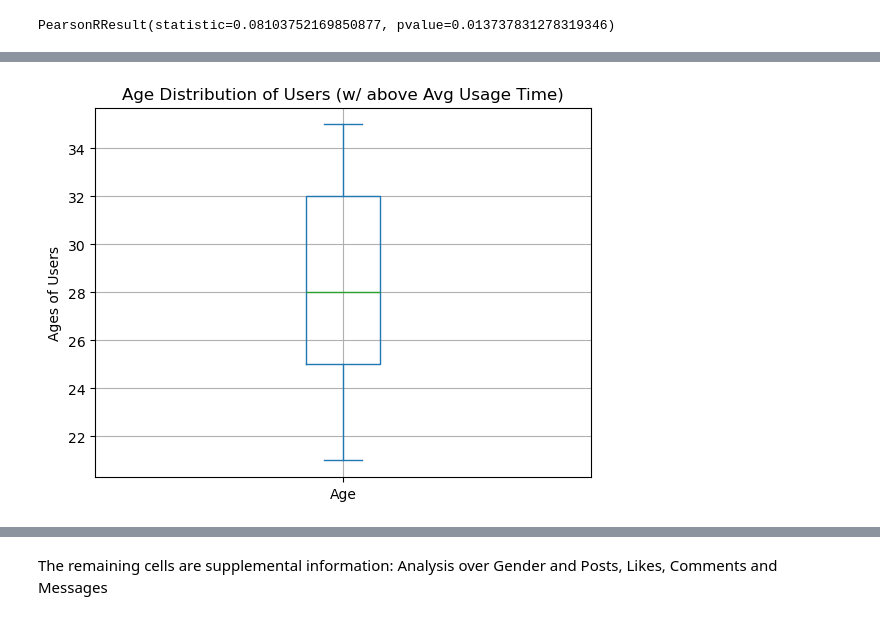
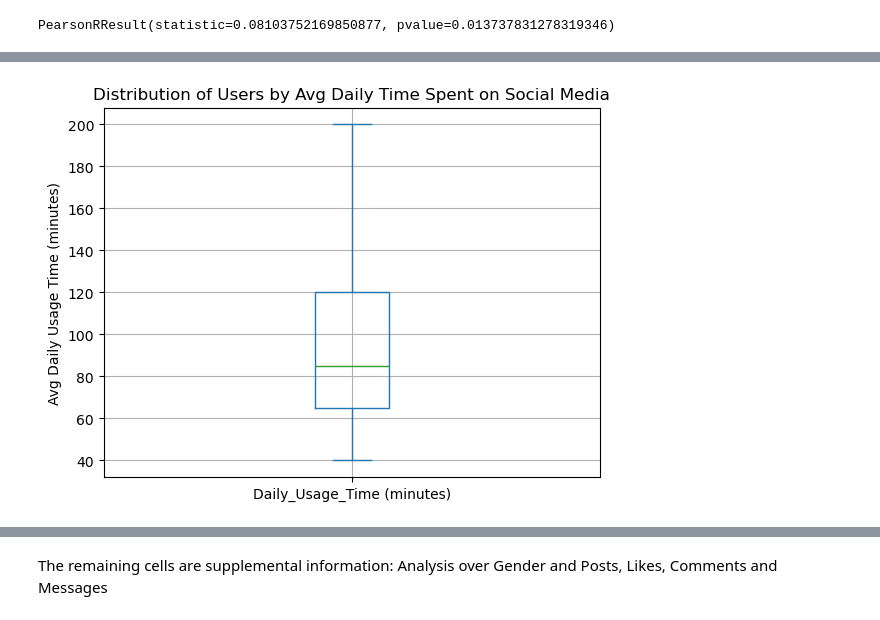
Before and after one commit to cindyd97/Analyzing-Social-Media-And-Emotions, a Jupyter notebook: Cindy's_work/Analysis.ipynb, the cells around one changed output, grey strips where cells are left out. Saved outputs shown, nothing was run; the diff lists cells and outputs as text; code cells hidden in the pictures.

```diff
--- a/Cindy's_work/Analysis.ipynb
+++ b/Cindy's_work/Analysis.ipynb
@@ -64,48 +64,41 @@ correlation
 # %% [output]
 PearsonRResult(statistic=0.08103752169850877, pvalue=0.013737831278319346)
 # %%
-#Filter for only rows where the user spent above average time on social media
-time = data.index[data['Daily_Usage_Time (minutes)'] > overall_avg_time].to_list()
-time2 = data.iloc[time]
-#Create a box plot showing the age distribution of the users who spend above average time on social media
-ages2 = time2['Age'].unique()
-ages_sorted2 = sorted(ages2)
-age_amount2 = len(ages2)
+#Create a box plot showing the distribution of the users by average time on social media
+data['Daily_Usage_Time (minutes)'].plot(kind='box')
+plt.ylabel('Avg Daily Usage Time (minutes)')
+plt.title('Distribution of Users by Avg Daily Time Spent on Social Media')
+plt.grid(True)
+plt.savefig("../Images/Exhibits-Cindy/time_box.png")
+#Generate summary statistics of the age distribution
+time_mean = data['Daily_Usage_Time (minutes)'].mean()
+time_median = data['Daily_Usage_Time (minutes)'].median()
+time_mode = data['Daily_Usage_Time (minutes)'].mode()
+time_min = data['Daily_Usage_Time (minutes)'].min()
+time_max = data['Daily_Usage_Time (minutes)'].max()
+time_var = data['Daily_Usage_Time (minutes)'].var()
+time_std = data['Daily_Usage_Time (minutes)'].std()
 
-time2['Age'].plot(kind='box')
-plt.ylabel('Ages of Users')
-plt.title('Age Distribution of Users (w/ above Avg Usage Time)')
-plt.grid(True)
-plt.savefig("../Images/Exhibits-Cindy/age_time_box.png")
-#Generate summary statistics of the age distribution
-ages_mean = time2['Age'].mean()
-ages_median = time2['Age'].median()
-ages_mode = time2['Age'].mode()
-ages_min = time2['Age'].min()
-ages_max = time2['Age'].max()
-ages_var = time2['Age'].var()
-ages_std = time2['Age'].std()
+print(f'The average age Daily Time Spent on social media is: {time_mean}')
+print(f'The most middle amount of time users spend: {time_median}')
+print(f'The most common amount of time users spend: {time_mode}')
+print(f"The least amount of time spent: {time_min}")
+print(f"The most amount of time spent: {time_max}")
+print(time_std)
+print(time_var)
 
-print(f'The average age of users is: {ages_mean}')
-print(f'The most middle age of users is: {ages_median}')
-print(f'The most common age of users is: {ages_mode}')
-print(f"The youngest user is: {ages_min}")
-print(f"The oldest user is: {ages_max}")
-print(ages_std)
-print(ages_var)
-
-quartiles = time2['Age'].quantile([.25,.5,.75])
+quartiles = data['Daily_Usage_Time (minutes)'].quantile([.25,.5,.75])
 lowerq = quartiles[0.25]
 upperq = quartiles[0.75]
 iqr = upperq-lowerq
 
-print(f"The lower quartile of Ages is: {lowerq}")
-print(f"The upper quartile of Ages is: {upperq}")
-print(f"The interquartile range of Ages is: {iqr}")
-print(f"The the median of Ages is: {quartiles[0.5]} ")
+print(f"The lower quartile of Time Spent is: {lowerq}")
+print(f"The upper quartile of Time Spent is: {upperq}")
+print(f"The interquartile range of Time Spent is: {iqr}")
+print(f"The median of Time Spent is: {quartiles[0.5]} ")
 
 lower_bound = lowerq - (1.5*iqr)
 upper_bound = upperq + (1.5*iqr)
-print(f"Ages below {lower_bound} could be outliers.")
-print(f"Ages above {upper_bound} could be outliers.")
+print(f"Time Spent below {lower_bound} could be outliers.")
+print(f"Time Spent above {upper_bound} could be outliers.")
 # %% [output]
@@ -126,2 +122,2 @@ Ages above 42.5 could be outliers.
-[figure, old version]
+[figure, new version]
 # %%
```
Also changed, not shown: parts of 2 cells of this notebook, 5 other files.
